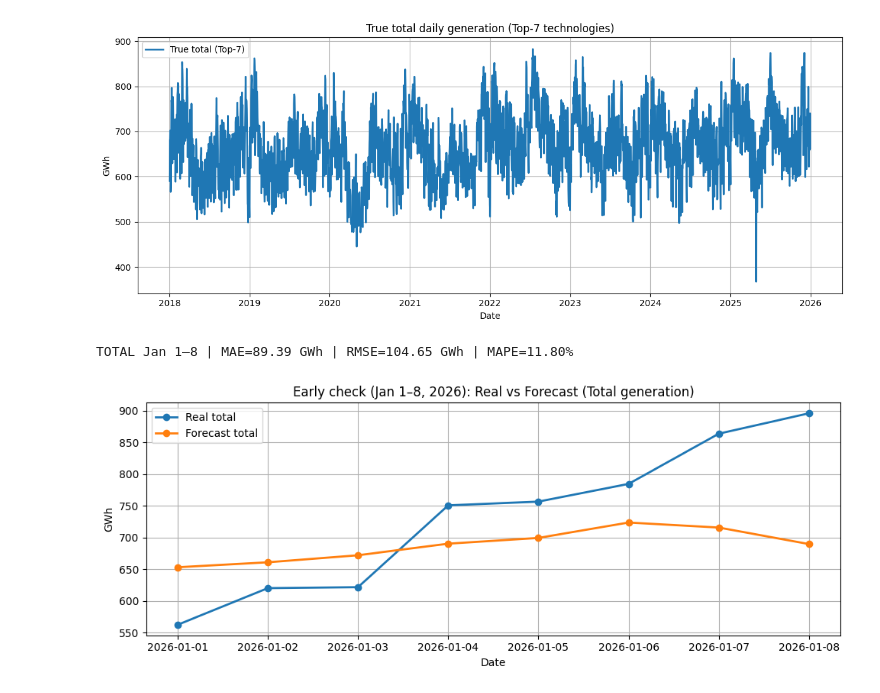
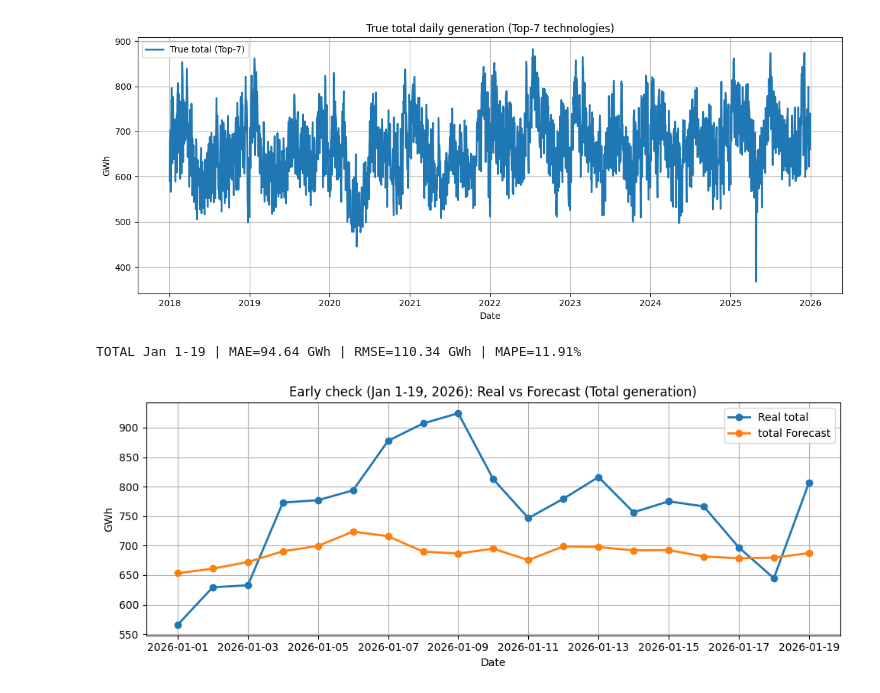
Before and after one commit to mireiamonbu/Spanish-Forecasters-MireiaMontoya-EnriqueRuiz, a Jupyter notebook: project/CAPSTONEproyect.ipynb, the cells around one changed output. Saved outputs shown, nothing was run; the diff lists cells and outputs as text; code cells hidden in the pictures.

```diff
--- a/project/CAPSTONEproyect.ipynb
+++ b/project/CAPSTONEproyect.ipynb
@@ -969,20 +965,20 @@ plt.show()
 # %% [output]
 [figure]
 # %%
-# 1) Load forecast (your file)
+#1 Load forecast
 
 fc_path = Path("data/predictions/forecast_final_choice_jan2026.csv")
 fc = pd.read_csv(fc_path)
 fc["ds"] = pd.to_datetime(fc["ds"]).dt.normalize()
 
-# keep only Jan 1..8 (because that's what you have real data for)
+
 jan1 = pd.Timestamp("2026-01-01")
-jan8 = pd.Timestamp("2026-01-08")
-fc = fc[(fc["ds"] >= jan1) & (fc["ds"] <= jan8)].copy()
+jan19 = pd.Timestamp("2026-01-19")
+fc = fc[(fc["ds"] >= jan1) & (fc["ds"] <= jan19)].copy()
 
-# ----------------------------
-# 2) Load real Jan file and convert wide->long (REE format)
-# ----------------------------
+
+#2 Load real Jan file and convert wide->long (REE format)
+
 def _parse_dates(dates):
     out = []
     for d in dates:
@@ -1018,46 +1014,46 @@ def ree_wide_to_long(path: Path) -> pd.DataFrame:
     df["y"] = df["y"].clip(lower=0)
     return df[["unique_id", "ds", "y"]]
 
-real_path = Path("data/real/REE-enero.csv")
+real_path = Path("data/real/REE-January.csv")
 real = ree_wide_to_long(real_path)
 
 # keep only Jan 1..8
-real = real[(real["ds"] >= jan1) & (real["ds"] <= jan8)].copy()
+real = real[(real["ds"] >= jan1) & (real["ds"] <= jan19)].copy()
 
 # keep only technologies that exist in forecast (Top-7)
 real = real[real["unique_id"].isin(fc["unique_id"].unique())].copy()
 
-# ----------------------------
-# 3) Merge forecast + real and build TOTAL daily series
-# ----------------------------
+
+#3 Merge forecast + real and build TOTAL daily series
+
 cmp = real.rename(columns={"y": "y_true"}).merge(
     fc, on=["unique_id", "ds"], how="inner"
 )
 
 # TOTAL per day
 daily = cmp.groupby("ds", as_index=False).agg(
     y_true=("y_true", "sum"),
     yhat=("yhat", "sum")
 ).sort_values("ds")
 
 # metrics (TOTAL)
 mae  = float(np.mean(np.abs(daily["y_true"] - daily["yhat"])))
 rmse = float(np.sqrt(np.mean((daily["y_true"] - daily["yhat"])**2)))
 mape = float(np.mean(np.abs((daily["y_true"] - daily["yhat"]) / (daily["y_true"] + 1e-9))) * 100)
 
-print(f"TOTAL Jan 1–8 | MAE={mae:.2f} GWh | RMSE={rmse:.2f} GWh | MAPE={mape:.2f}%")
+print(f"TOTAL Jan 1-19 | MAE={mae:.2f} GWh | RMSE={rmse:.2f} GWh | MAPE={mape:.2f}%")
 
-# ----------------------------
-# 4) Nice plot (TOTAL)
-# ----------------------------
+
+#4 plot (TOTAL)
+
 plt.figure(figsize=(10,4))
 plt.plot(daily["ds"], daily["y_true"], marker="o", linewidth=2, label="Real total")
-plt.plot(daily["ds"], daily["yhat"], marker="o", linewidth=2, label="Forecast total")
-plt.title("Early check (Jan 1–8, 2026): Real vs Forecast (Total generation)")
+plt.plot(daily["ds"], daily["yhat"], marker="o", linewidth=2, label="total Forecast")
+plt.title("Early check (Jan 1-19, 2026): Real vs Forecast (Total generation)")
 plt.xlabel("Date"); plt.ylabel("GWh")
 plt.grid(True); plt.legend()
 plt.tight_layout()
 plt.show()
 # %% [output]
-TOTAL Jan 1–8 | MAE=89.39 GWh | RMSE=104.65 GWh | MAPE=11.80%
+TOTAL Jan 1-19 | MAE=94.64 GWh | RMSE=110.34 GWh | MAPE=11.91%
-[figure, old version]
+[figure, new version]
```
Also changed, not shown: parts of 5 cells of this notebook, 20 other files.
